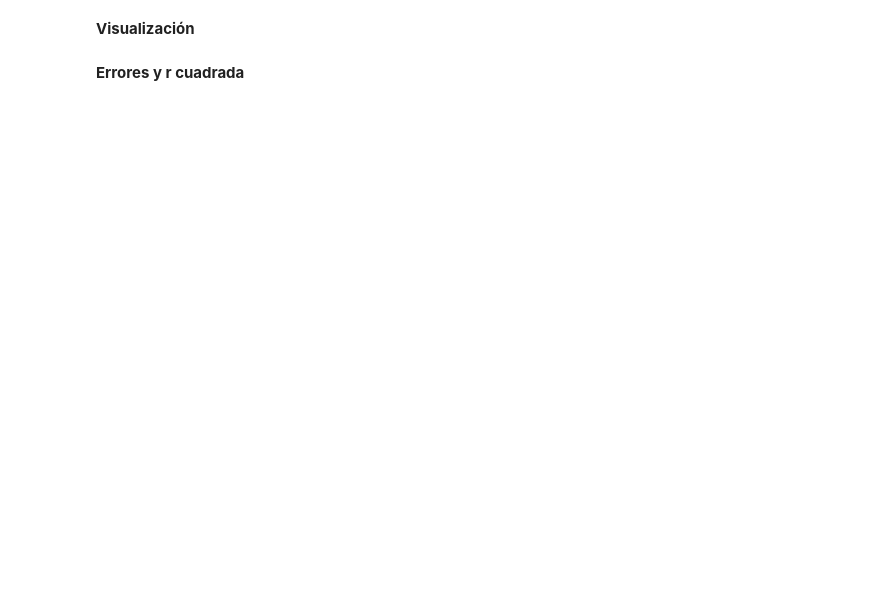
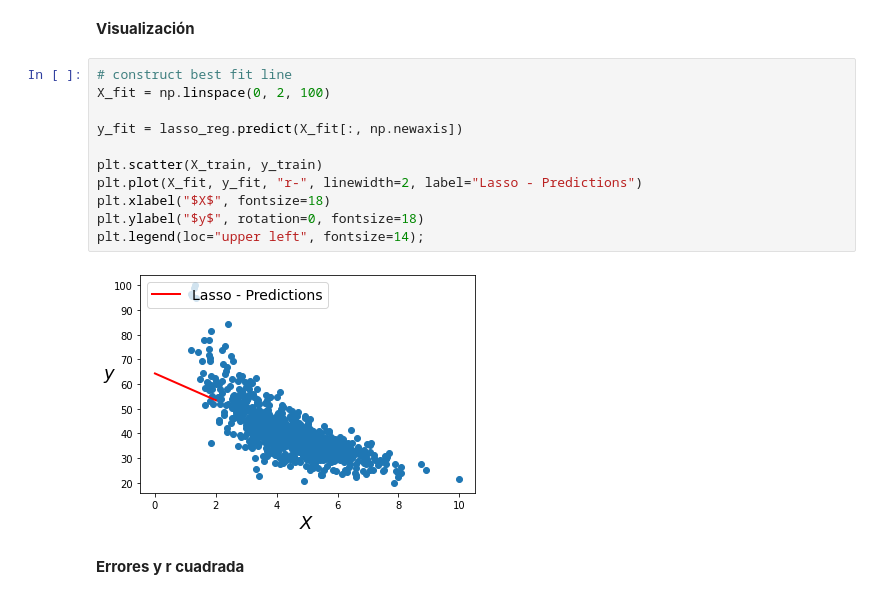
Before and after one commit to PosgradoMNA/actividades-de-aprendizaje-A01793146, a Jupyter notebook: TecMty_Regresion_lineal_polinomial.ipynb, the cells around one changed output. Saved outputs shown, nothing was run; the diff lists cells and outputs as text; blank space fills up the shorter version.

```diff
--- a/TecMty_Regresion_lineal_polinomial.ipynb
+++ b/TecMty_Regresion_lineal_polinomial.ipynb
@@ -432,4 +487,17 @@ Realiza la regresión con **Ridge** y **Lasso**. Incluye la ecuación de tu mode
 # %% [markdown]
 **Visualización**
+# %%
+# construct best fit line
+X_fit = np.linspace(0, 2, 100)
+
+y_fit = lasso_reg.predict(X_fit[:, np.newaxis])
+
+plt.scatter(X_train, y_train)
+plt.plot(X_fit, y_fit, "r-", linewidth=2, label="Lasso - Predictions")
+plt.xlabel("$X$", fontsize=18)
+plt.ylabel("$y$", rotation=0, fontsize=18)
+plt.legend(loc="upper left", fontsize=14);
+# %% [output]
+[figure, added]
 # %% [markdown]
 **Errores y r cuadrada**
```
Also changed, not shown: parts of 15 cells of this notebook.
